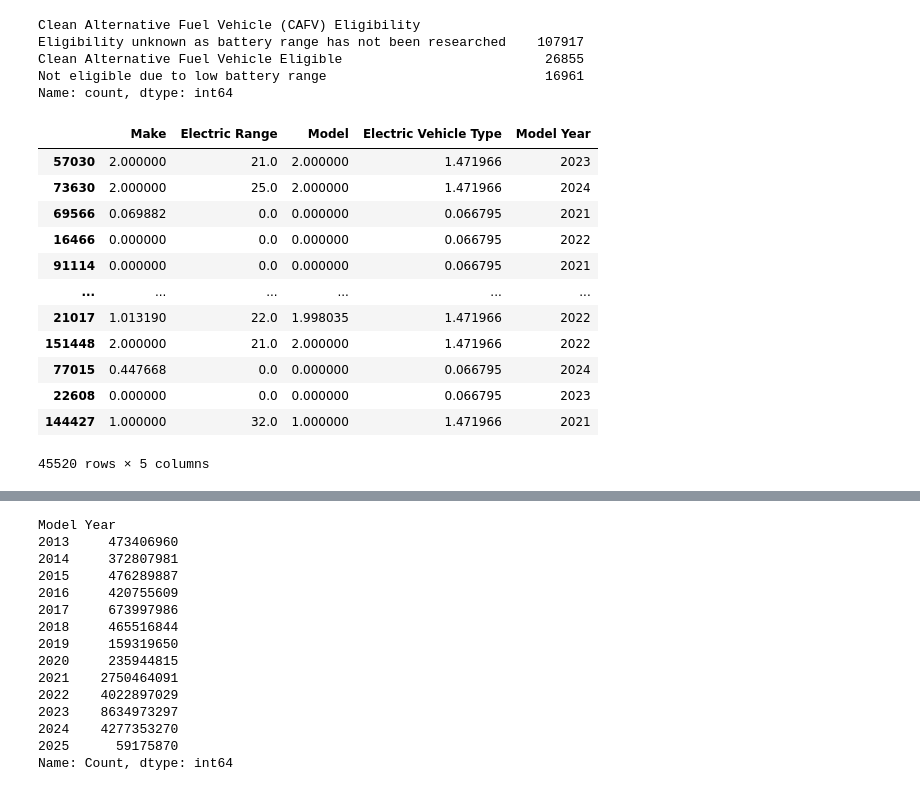
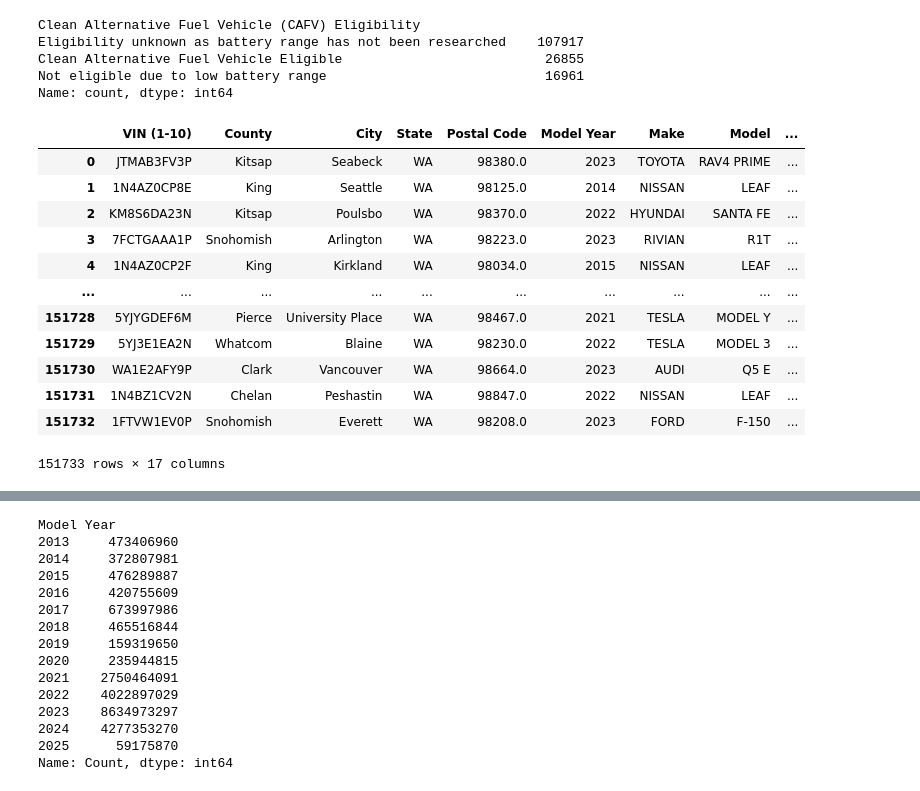
Before and after one commit to youssefelzahar/youssefelzahar-Electric-Vehicle-Population-Data, a Jupyter notebook: model.ipynb, the cells around one changed output, grey strips where cells are left out. Saved outputs shown, nothing was run; the diff lists cells and outputs as text; code cells hidden in the pictures.

```diff
--- a/model.ipynb
+++ b/model.ipynb
@@ -430 +442,17 @@ data_cleaned['Clean Alternative Fuel Vehicle (CAFV) Eligibility']=data_cleaned['
+# %%
+data_cleaned
+# %% [output]
+|  | VIN (1-10) | County | City | State | Postal Code | Model Year | Make | Model | ... |
+| 0 | JTMAB3FV3P | Kitsap | Seabeck | WA | 98380.0 | 2023 | TOYOTA | RAV4 PRIME | ... |
+| 1 | 1N4AZ0CP8E | King | Seattle | WA | 98125.0 | 2014 | NISSAN | LEAF | ... |
+| 2 | KM8S6DA23N | Kitsap | Poulsbo | WA | 98370.0 | 2022 | HYUNDAI | SANTA FE | ... |
+| 3 | 7FCTGAAA1P | Snohomish | Arlington | WA | 98223.0 | 2023 | RIVIAN | R1T | ... |
+| 4 | 1N4AZ0CP2F | King | Kirkland | WA | 98034.0 | 2015 | NISSAN | LEAF | ... |
+| ... | ... | ... | ... | ... | ... | ... | ... | ... | ... |
+| 151728 | 5YJYGDEF6M | Pierce | University Place | WA | 98467.0 | 2021 | TESLA | MODEL Y | ... |
+| 151729 | 5YJ3E1EA2N | Whatcom | Blaine | WA | 98230.0 | 2022 | TESLA | MODEL 3 | ... |
+| 151730 | WA1E2AFY9P | Clark | Vancouver | WA | 98664.0 | 2023 | AUDI | Q5 E | ... |
+| 151731 | 1N4BZ1CV2N | Chelan | Peshastin | WA | 98847.0 | 2022 | NISSAN | LEAF | ... |
+| 151732 | 1FTVW1EV0P | Snohomish | Everett | WA | 98208.0 | 2023 | FORD | F-150 | ... |
+151733 rows × 17 columns
 # %%
@@ -439,19 +467,3 @@ encoder = ce.TargetEncoder(cols=['Make', 'Model', 'Electric Vehicle Type'])
 X_train_encoded = encoder.fit_transform(x_train, y_train)
 X_test_encoded = encoder.transform(x_test)
-# %%
-X_test_encoded
-# %% [output]
-|  | Make | Electric Range | Model | Electric Vehicle Type | Model Year |
-| 57030 | 2.000000 | 21.0 | 2.000000 | 1.471966 | 2023 |
-| 73630 | 2.000000 | 25.0 | 2.000000 | 1.471966 | 2024 |
-| 69566 | 0.069882 | 0.0 | 0.000000 | 0.066795 | 2021 |
-| 16466 | 0.000000 | 0.0 | 0.000000 | 0.066795 | 2022 |
-| 91114 | 0.000000 | 0.0 | 0.000000 | 0.066795 | 2021 |
-| ... | ... | ... | ... | ... | ... |
-| 21017 | 1.013190 | 22.0 | 1.998035 | 1.471966 | 2022 |
-| 151448 | 2.000000 | 21.0 | 2.000000 | 1.471966 | 2022 |
-| 77015 | 0.447668 | 0.0 | 0.000000 | 0.066795 | 2024 |
-| 22608 | 0.000000 | 0.0 | 0.000000 | 0.066795 | 2023 |
-| 144427 | 1.000000 | 32.0 | 1.000000 | 1.471966 | 2021 |
-45520 rows × 5 columns
 # %%
```
Also changed, not shown: parts of 16 cells of this notebook, 1 other file.
